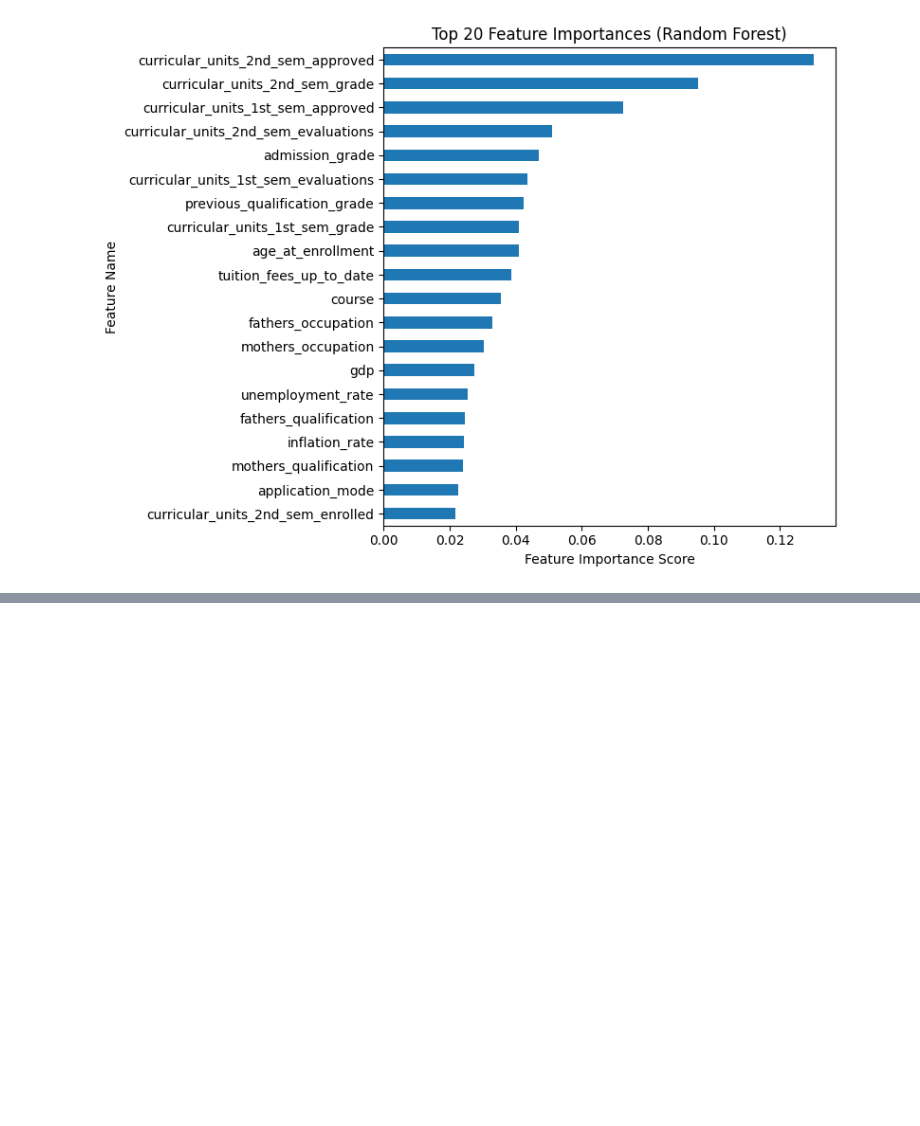
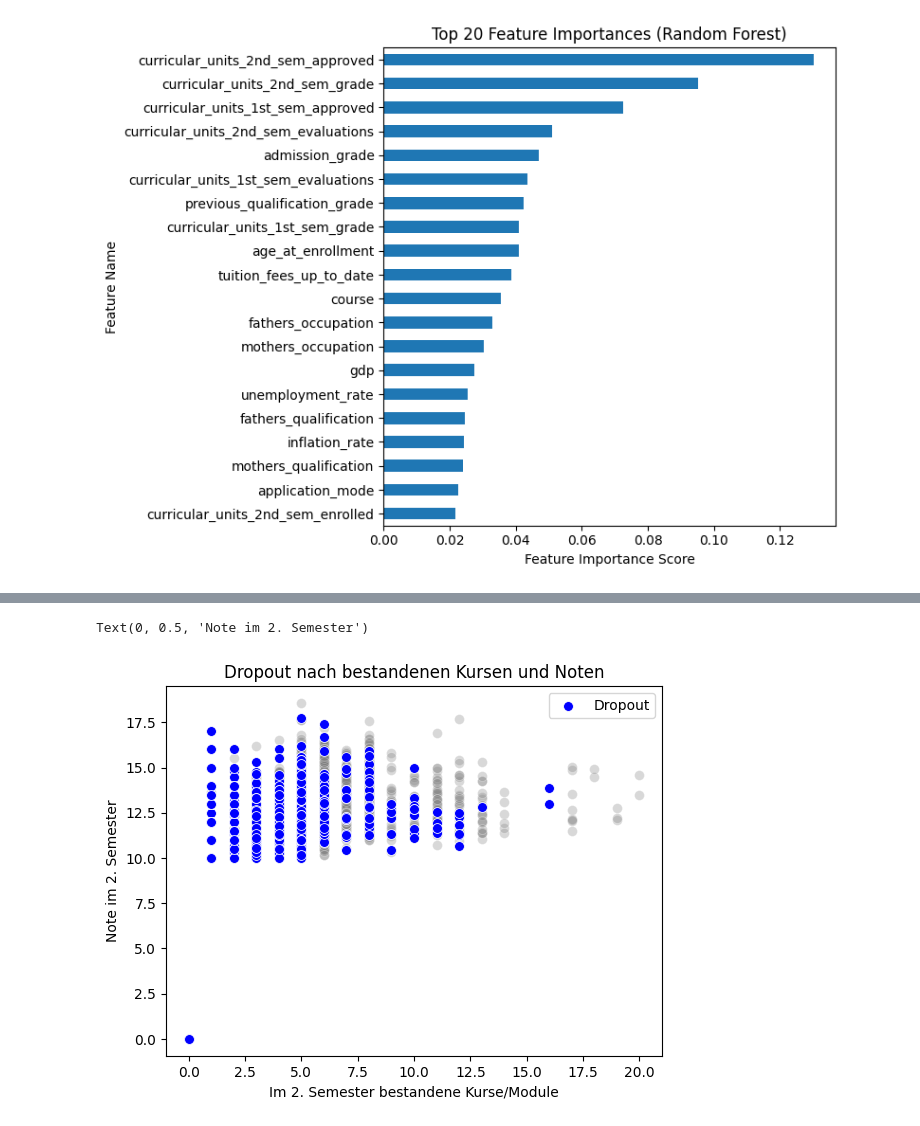
Before and after one commit to Sorour2025/SorourEndProjekt, a Jupyter notebook: data.ipynb, the cells around one changed output, grey strips where cells are left out. Saved outputs shown, nothing was run; the diff lists cells and outputs as text; code cells hidden in the pictures; blank space fills up the shorter version.

```diff
--- a/data.ipynb
+++ b/data.ipynb
@@ -794,0 +822,13 @@ plt.show()
+# %%
+df_dropout = df[df["target"] == "Dropout"]
+df_other   = df[df["target"] != "Dropout"]
+
+sns.scatterplot(data=df_other, x="curricular_units_2nd_sem_approved", y="curricular_units_2nd_sem_grade", alpha=0.3, color="gray", s=50)
+sns.scatterplot(data=df_dropout, x="curricular_units_2nd_sem_approved", y="curricular_units_2nd_sem_grade", color="blue", s=50, label="Dropout")
+
+plt.title("Dropout nach bestandenen Kursen und Noten")
+plt.xlabel("Im 2. Semester bestandene Kurse/Module")
+plt.ylabel("Note im 2. Semester")
+# %% [output]
+Text(0, 0.5, 'Note im 2. Semester')
+[figure, added]
```
Also changed, not shown: parts of 9 cells of this notebook.
